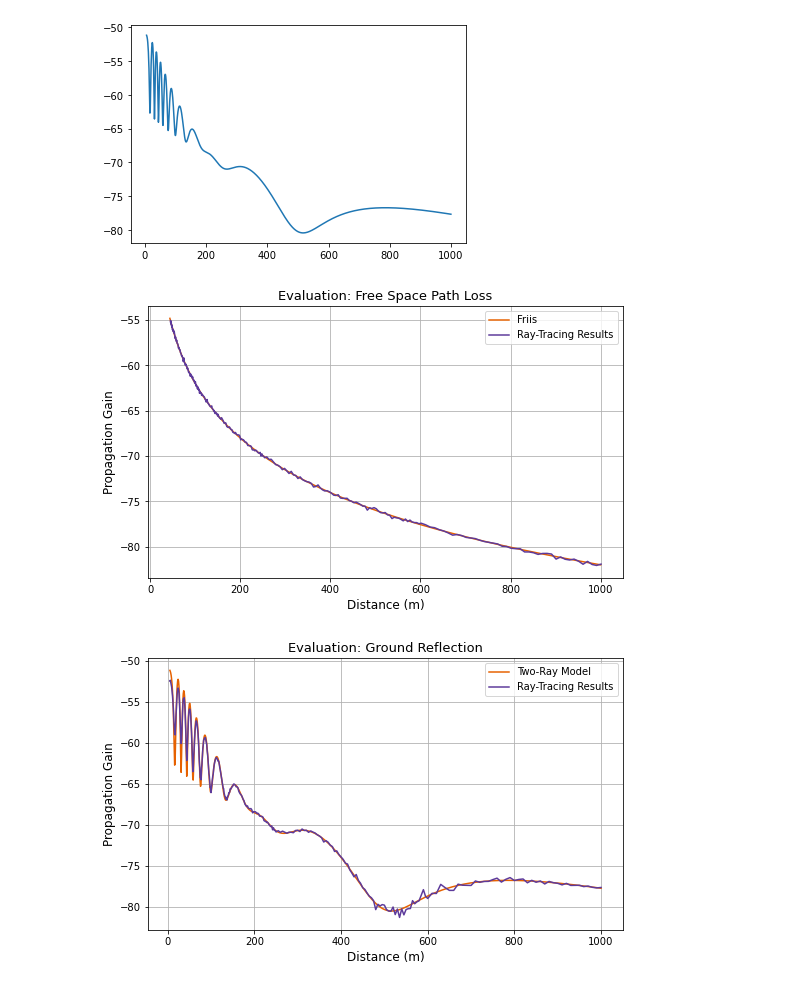
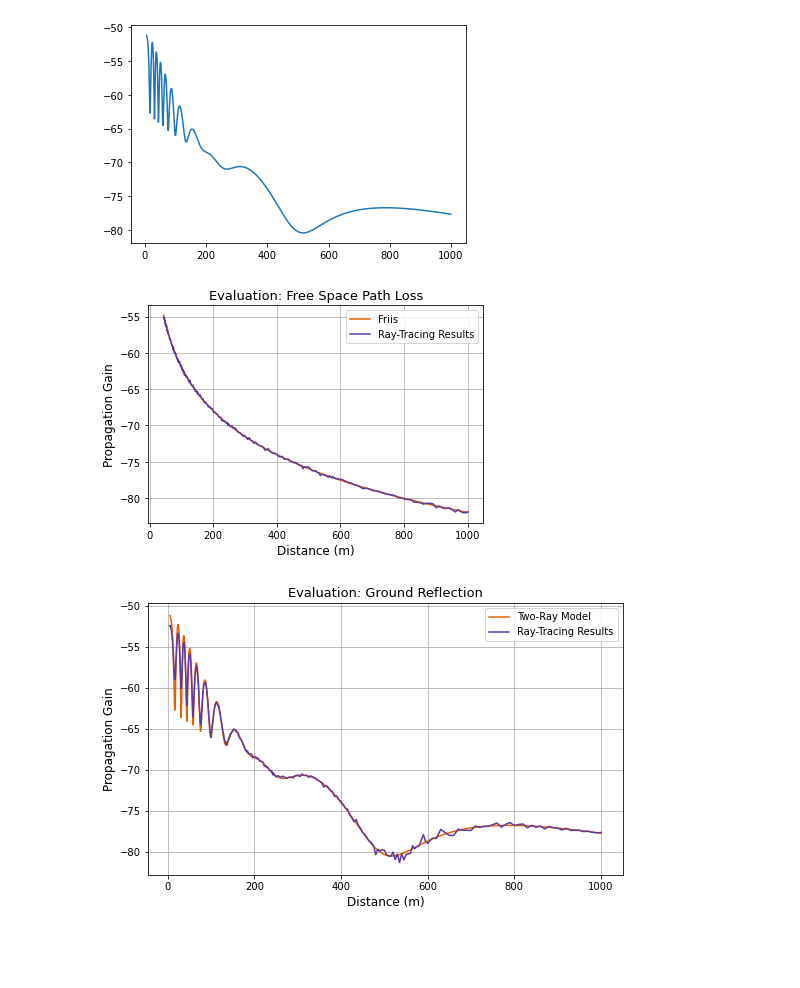
Before and after one commit to maxholli/rf_rt, a Jupyter notebook: example_notebooks/two_ray_300MHz.ipynb, the cells around one changed output. Saved outputs shown, nothing was run; the diff lists cells and outputs as text; code cells hidden in the pictures; blank space fills up the shorter version.

```diff
--- a/example_notebooks/two_ray_300MHz.ipynb
+++ b/example_notebooks/two_ray_300MHz.ipynb
@@ -83,20 +83,20 @@ with open(f2) as csvfile:
         sim_2Rlosses.append(-1*float(row[2]))
         sim_freelosses.append(-1*float(row[3]))
 # %%
-plt.rcParams["figure.figsize"] = (8.5,5)
+plt.rcParams["figure.figsize"] = (6,4)
 color_2r = '#e66100'#'#4b0092'#'#994f00'
 color_RT = '#5d3a9b'#'#1aff1a'#'#006cd1'
 plt.title("Evaluation: Free Space Path Loss", size=13)
 true_fspl = (20*np.log10(f) + 20*np.log10(ds) + 20*np.log10((4*np.pi)/c))*-1
 plt.plot(ds[39:], true_fspl[39:], label="Friis", color=color_2r)
 plt.plot(sim_LOS_ds, sim_freelosses, label="Ray-Tracing Results", color=color_RT)
 plt.xlabel("Distance (m)", size=12)
 plt.ylabel("Propagation Gain", size=12)
 plt.legend(loc='upper right')
 plt.grid(True)
 plt.show()
 # %% [output]
-[figure, old version]
+[figure, new version]
 # %%
 plt.rcParams["figure.figsize"] = (8.5,5)
 color_2r = '#e66100'#'#4b0092'#'#994f00'
```
Also changed, not shown: 4 other files.
